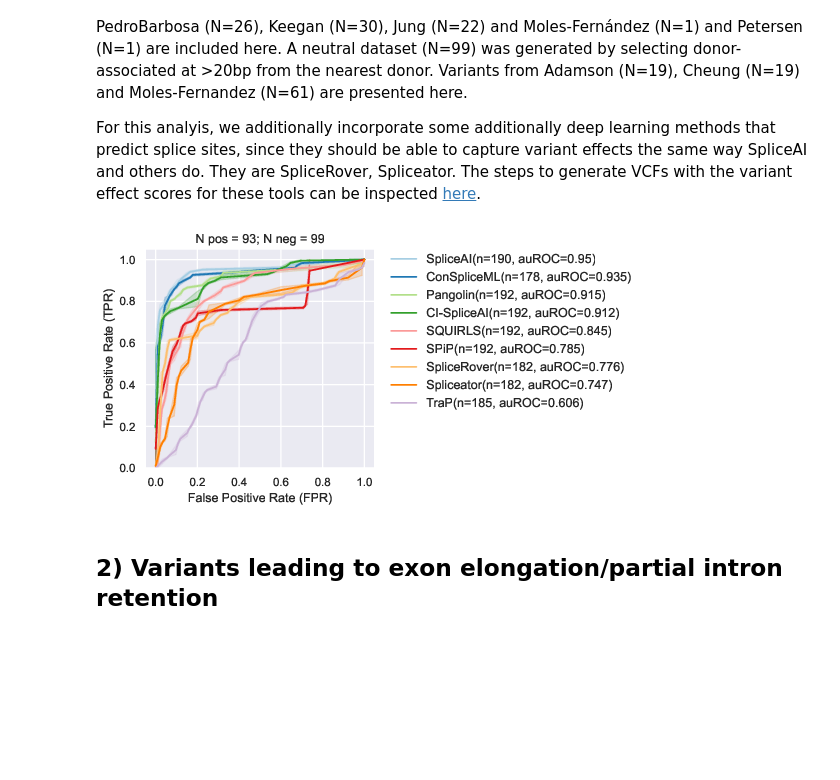
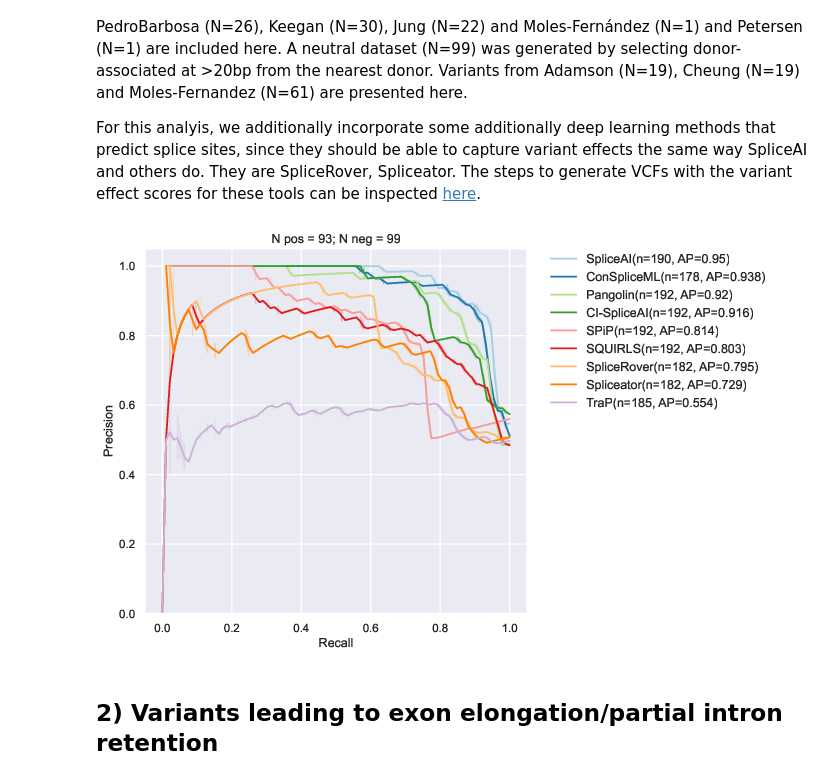
Before and after one commit to PedroBarbosa/DeepIntronic_Benchmark, a Jupyter notebook: intronic_benchmark.ipynb, the cells around one changed output. Cells and saved outputs as stored; diff of their text form; code cells hidden in the pictures; blank space fills up the shorter version.

```diff
--- a/intronic_benchmark.ipynb
+++ b/intronic_benchmark.ipynb
@@ -506,11 +506,11 @@ For this analyis, we additionally incorporate some additionally deep learning me
     --config data/splicing_altering/per_category/pe_activation/donor_associated/tools_config.txt \
     data/splicing_altering/per_category/pe_activation/donor_associated/ &> out/log_pe_donor_associated.txt
 # %%
-perf="out/out_pe_donor_associated/tools_benchmark/all_types/roc_analysis/roc_all.pdf"
+perf="out/out_pe_donor_associated/tools_benchmark/all_types/roc_analysis/roc_pr_all.pdf"
 img = WImage(filename=perf, resolution=75)
 img
 # %% [output]
-[figure, old version]
+[figure, new version]
 # %% [markdown]
 ## **2) Variants leading to exon elongation/partial intron retention**
 # %% [markdown]
```
Also changed, not shown: parts of 2 cells of this notebook, 15 other files.
